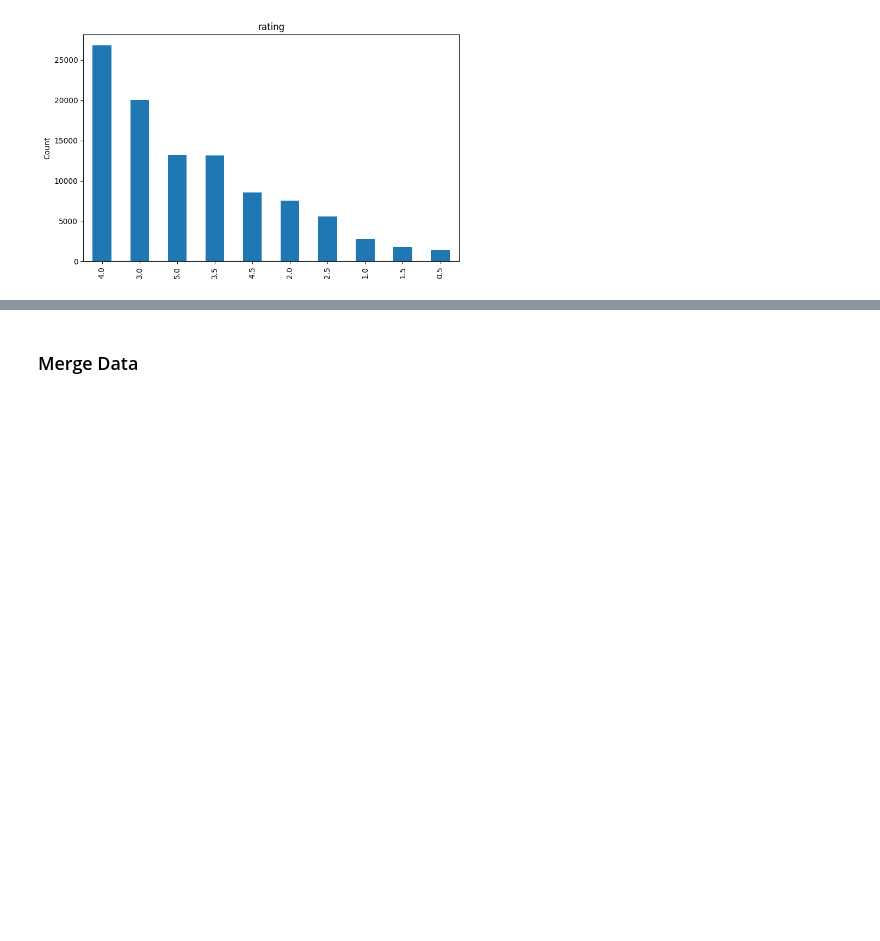
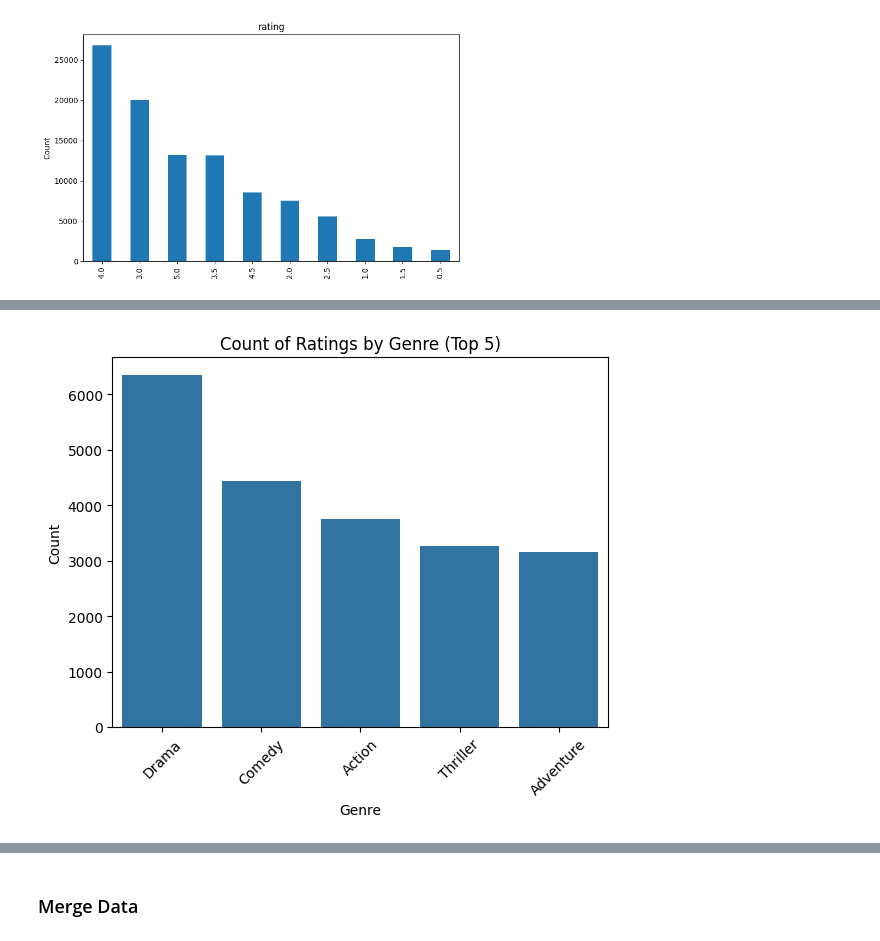
Before and after one commit to muhammadarl/film-recommendation-system, a Jupyter notebook: Recommendation_System_Submission_Dicoding.ipynb, the cells around one changed output, grey strips where cells are left out. Saved outputs shown, nothing was run; the diff lists cells and outputs as text; code cells hidden in the pictures; blank space fills up the shorter version.

```diff
--- a/Recommendation_System_Submission_Dicoding.ipynb
+++ b/Recommendation_System_Submission_Dicoding.ipynb
@@ -133,0 +213,7 @@ plt.show()
+# %%
+# genre and ratings
+# menggabungkan data movies dengan rating
+genre_ratings = pd.merge(genres_df, ratings_df, on='movieId', how='inner')
+
+# Print dataframe movies
+genre_ratings.head()
@@ -133,0 +227,25 @@ plt.show()
+# %%
+# Calculate the top 5 genres by count
+top_genres = genre_ratings[genre_ratings["rating"] == 5.0]['genre'].value_counts().nlargest(5).index.tolist()
+
+# Filter the DataFrame to include only the top 5 genres
+genre_ratings_top5 = genre_ratings[(genre_ratings['genre'].isin(top_genres)) & (genre_ratings["rating"] == 5.0)]
+# Calculate the count of each genre
+genre_counts = genre_ratings_top5['genre'].value_counts()
+
+# Sort the genres by count
+genre_ratings_top5_sorted = genre_counts.sort_values(ascending=False).reset_index()
+
+# Rename the columns
+genre_ratings_top5_sorted.columns = ['genre', 'count']
+
+
+# Create a bar plot
+sns.barplot(x='genre', y='count', data=genre_ratings_top5_sorted)
+plt.title('Count of Ratings by Genre (Top 5)')
+plt.xlabel('Genre')
+plt.ylabel('Count')
+plt.xticks(rotation=45)  # Rotate x-axis labels for better readability
+plt.show()
+# %% [output]
+[figure, added]
```
Also changed, not shown: parts of 30 cells of this notebook, 7 other files.
